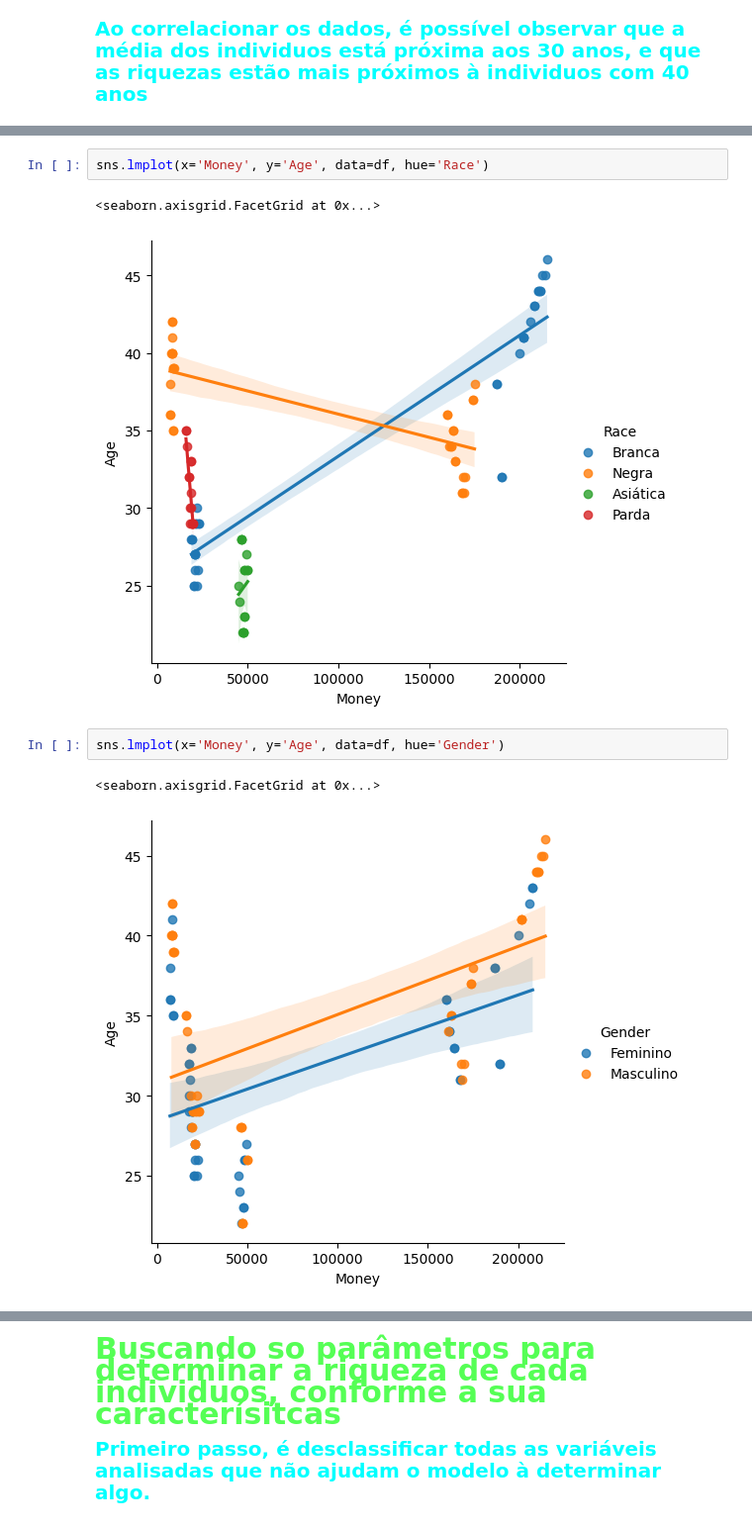
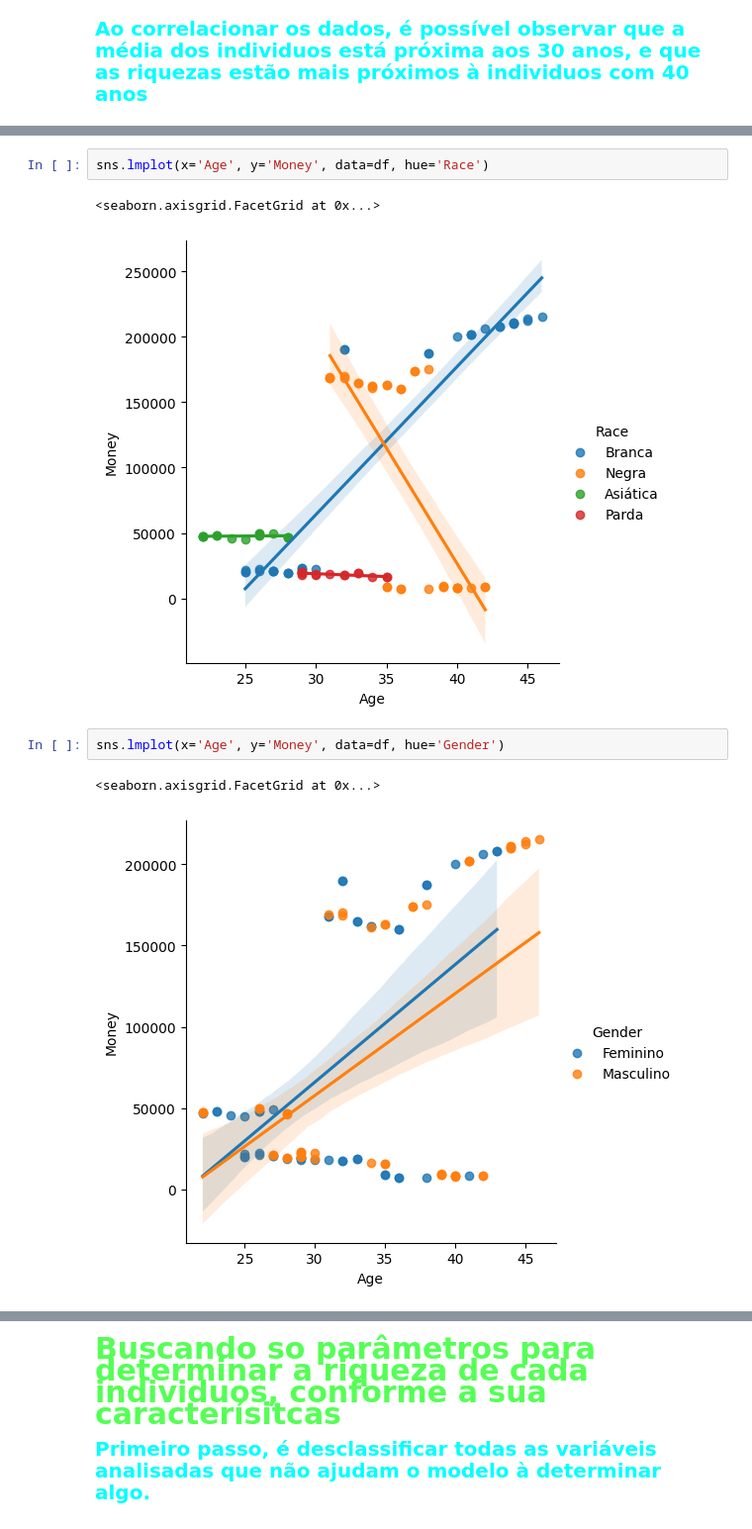
Before and after one commit to NagaoVictor/Tratamentos, a Jupyter notebook: Tratamentos.ipynb, the cells around one changed output, grey strips where cells are left out. Shown: that part at 99% size. Cells and saved outputs as stored; diff of their text form.

```diff
--- a/Tratamentos.ipynb
+++ b/Tratamentos.ipynb
@@ -266,13 +266,13 @@ sns.lmplot(x='Money', y='Age', data=df, hue='Country')
         Para individuos com a nacionalidade japonesa, há uma limitação de idades abaixo de 30 anos, e para alemães, os individuos tem aproximadamente 40 anos. E segundo a análise anterior, os dados indicam que as maiores riqueza estão em individuos com idade próxima aos 40 anos. Então não da para ter noção de riqueza, pois, amostras com individuos de paises desenvolvidos, não possui adultos de até 30 anos o suficiente para analisar ou como no caso do japão, não possui adultos com mais de 30 anos.
 </p>
 # %%
-sns.lmplot(x='Money', y='Age', data=df, hue='Race')
+sns.lmplot(x='Age', y='Money', data=df, hue='Race')
 # %% [output]
 <seaborn.axisgrid.FacetGrid at 0x...>
-[figure, old version]
+[figure, new version]
 # %%
-sns.lmplot(x='Money', y='Age', data=df, hue='Gender')
+sns.lmplot(x='Age', y='Money', data=df, hue='Gender')
 # %% [output]
 <seaborn.axisgrid.FacetGrid at 0x...>
-[figure, old version]
+[figure, new version]
 # %%
```
Also changed, not shown: parts of 4 cells of this notebook.
